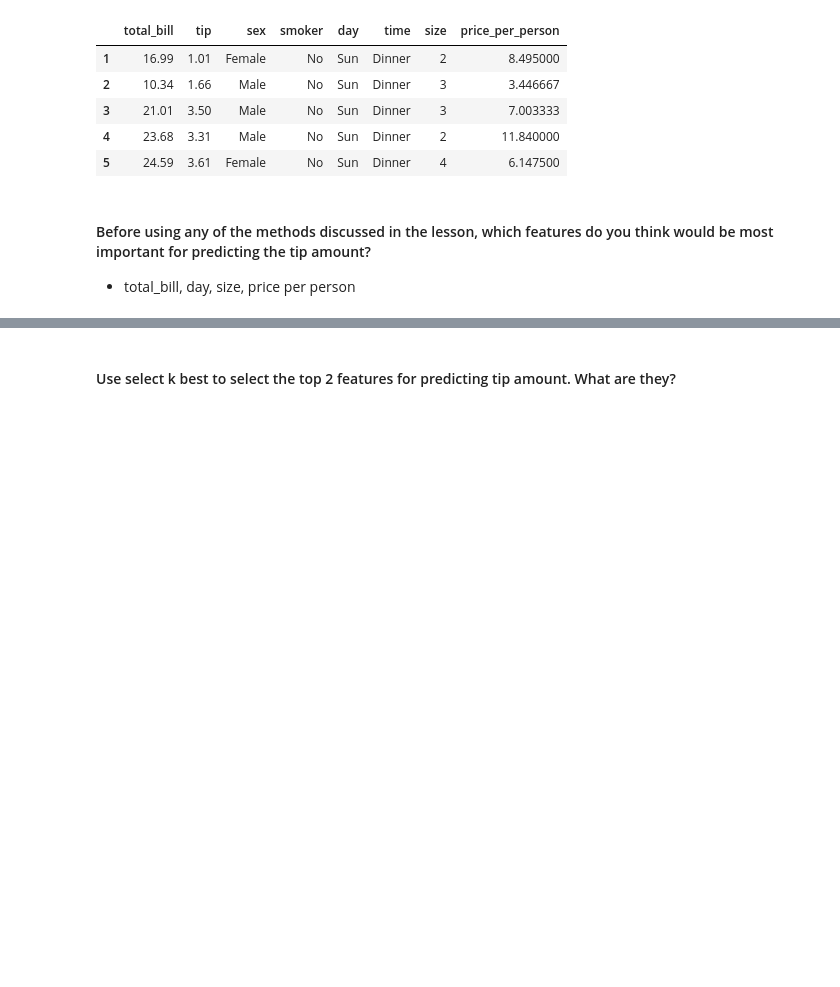
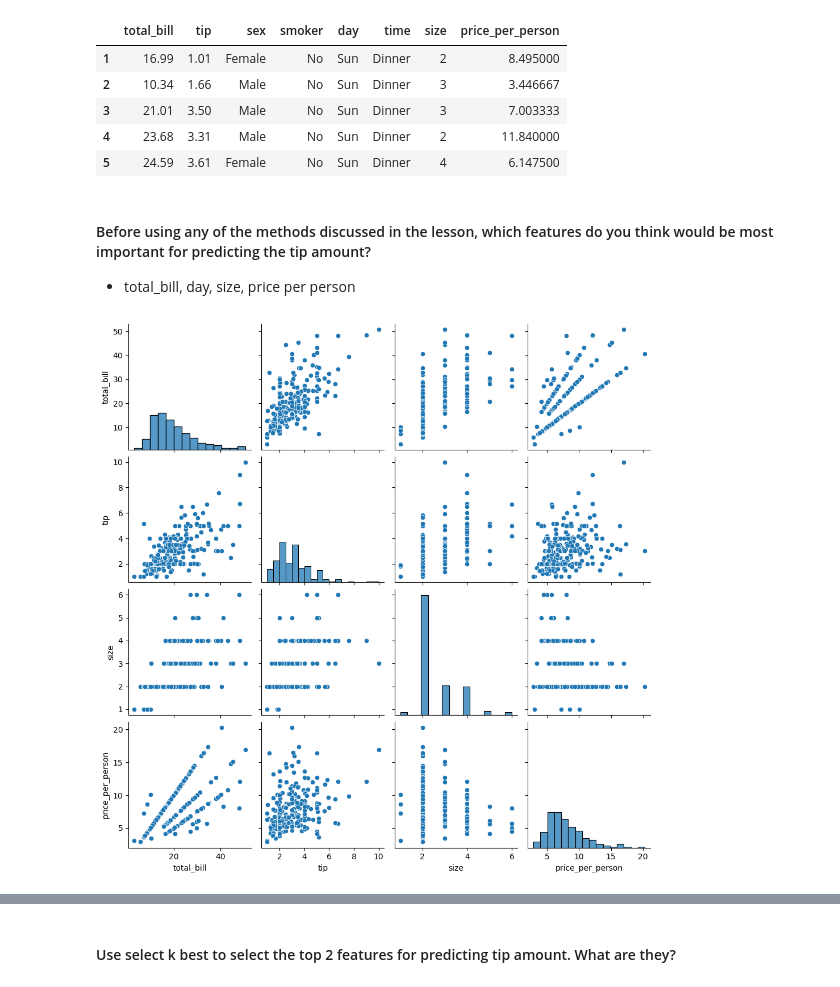
Before and after one commit to jorgellopez38/regression-exercises, a Jupyter notebook: feature_engineering.ipynb, the cells around one changed output, grey strips where cells are left out. Cells and saved outputs as stored; diff of their text form; code cells hidden in the pictures; blank space fills up the shorter version.

```diff
--- a/feature_engineering.ipynb
+++ b/feature_engineering.ipynb
@@ -36,3 +39,8 @@ df.head()
 #### Before using any of the methods discussed in the lesson, which features do you think would be most important for predicting the tip amount?
 
 - total_bill, day, size, price per person
+# %%
+sns.pairplot(data=df)
+plt.show()
+# %% [output]
+[figure, added]
```
Also changed, not shown: parts of 9 cells of this notebook, 1 other file.
